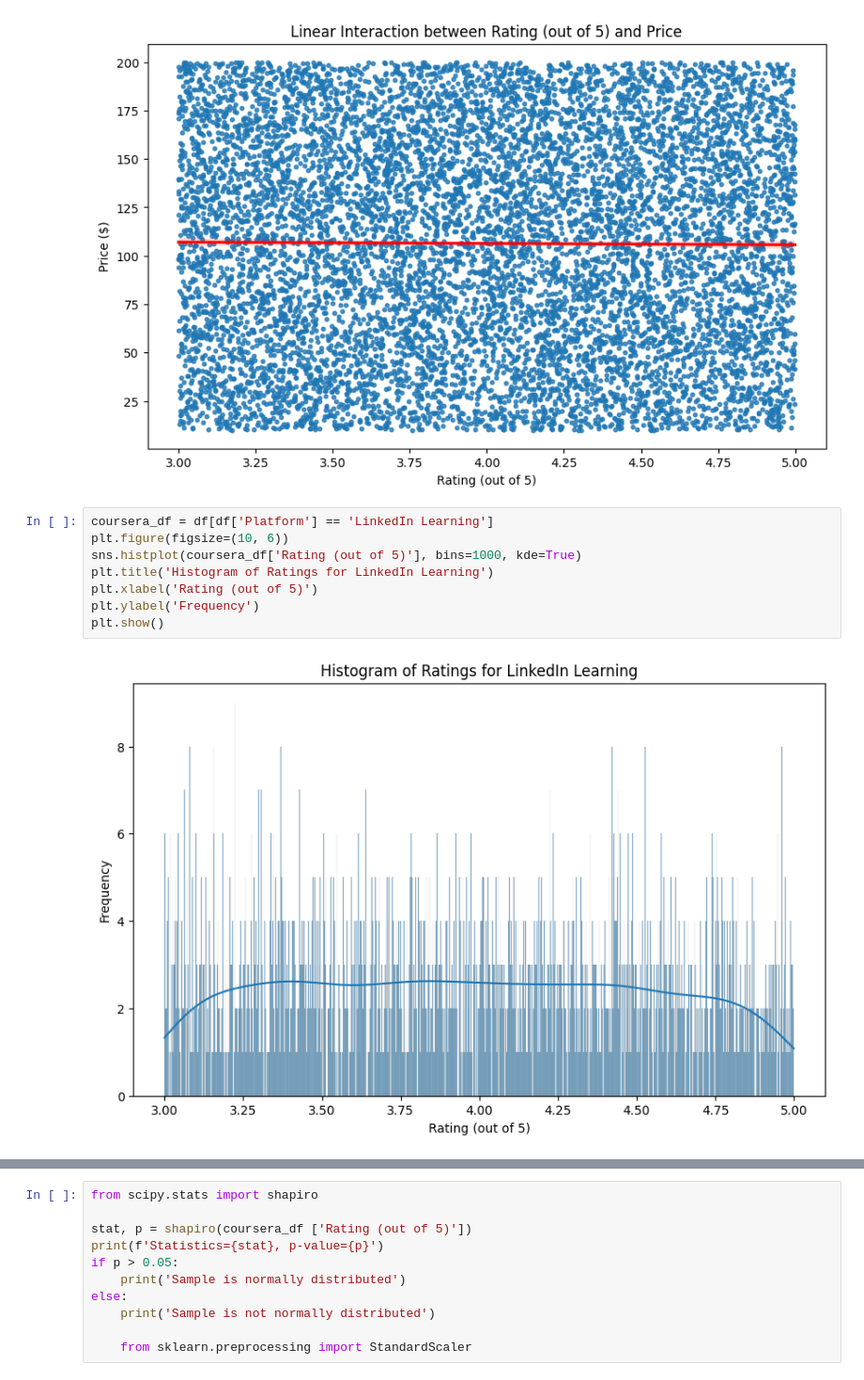
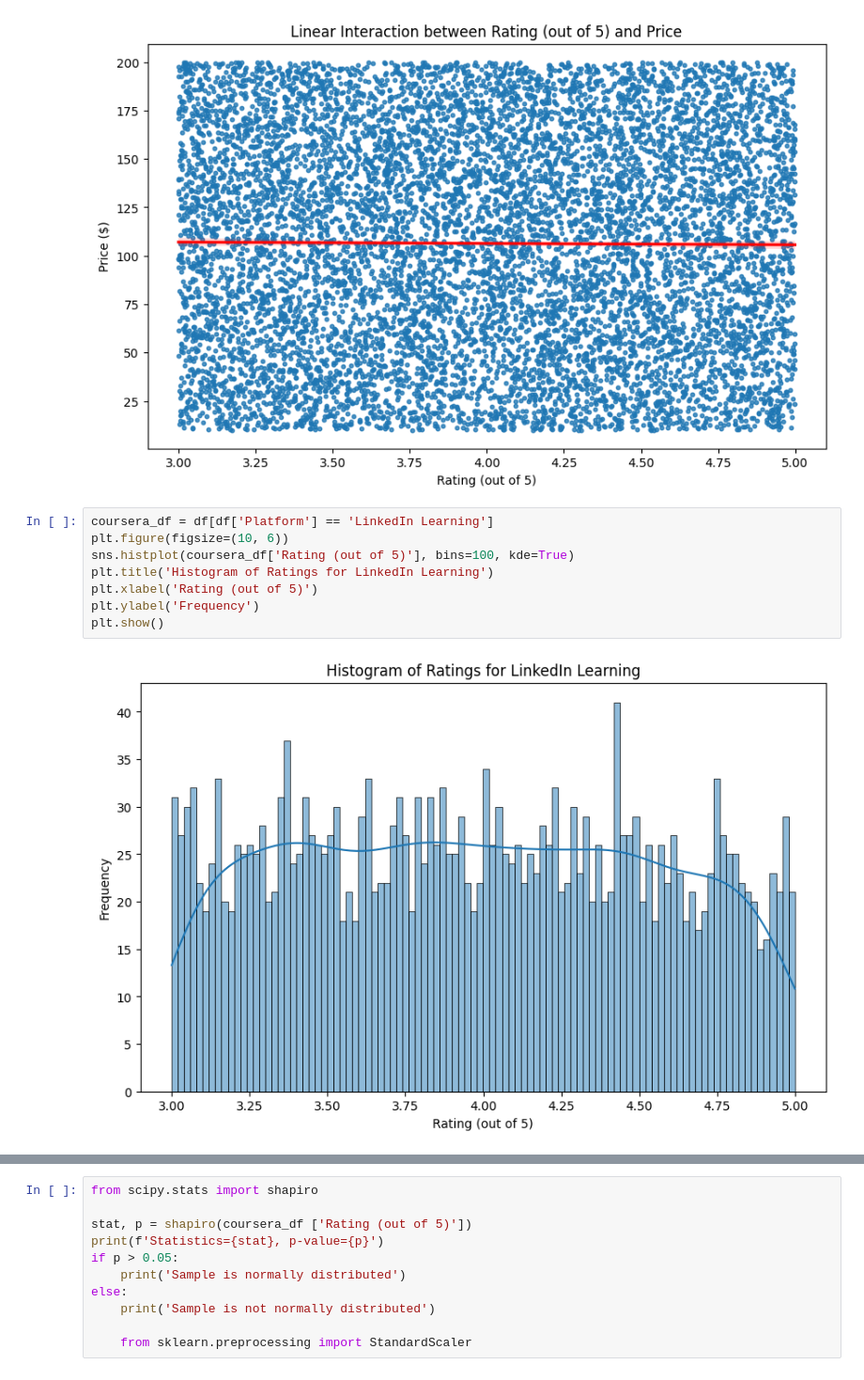
Before and after one commit to TeodoraVuta/E-learning-Project, a Jupyter notebook: test.ipynb, the cells around one changed output, grey strips where cells are left out. Shown at 94% size. Drawn from its saved outputs; the diff is of its cells as text.

```diff
--- a/test.ipynb
+++ b/test.ipynb
@@ -185,10 +200,10 @@ plt.show()
 # %%
 coursera_df = df[df['Platform'] == 'LinkedIn Learning']
 plt.figure(figsize=(10, 6))
-sns.histplot(coursera_df['Rating (out of 5)'], bins=1000, kde=True)
+sns.histplot(coursera_df['Rating (out of 5)'], bins=100, kde=True)
 plt.title('Histogram of Ratings for LinkedIn Learning')
 plt.xlabel('Rating (out of 5)')
 plt.ylabel('Frequency')
 plt.show()
 # %% [output]
-[figure, old version]
+[figure, new version]
```
Also changed, not shown: parts of 21 cells of this notebook.
